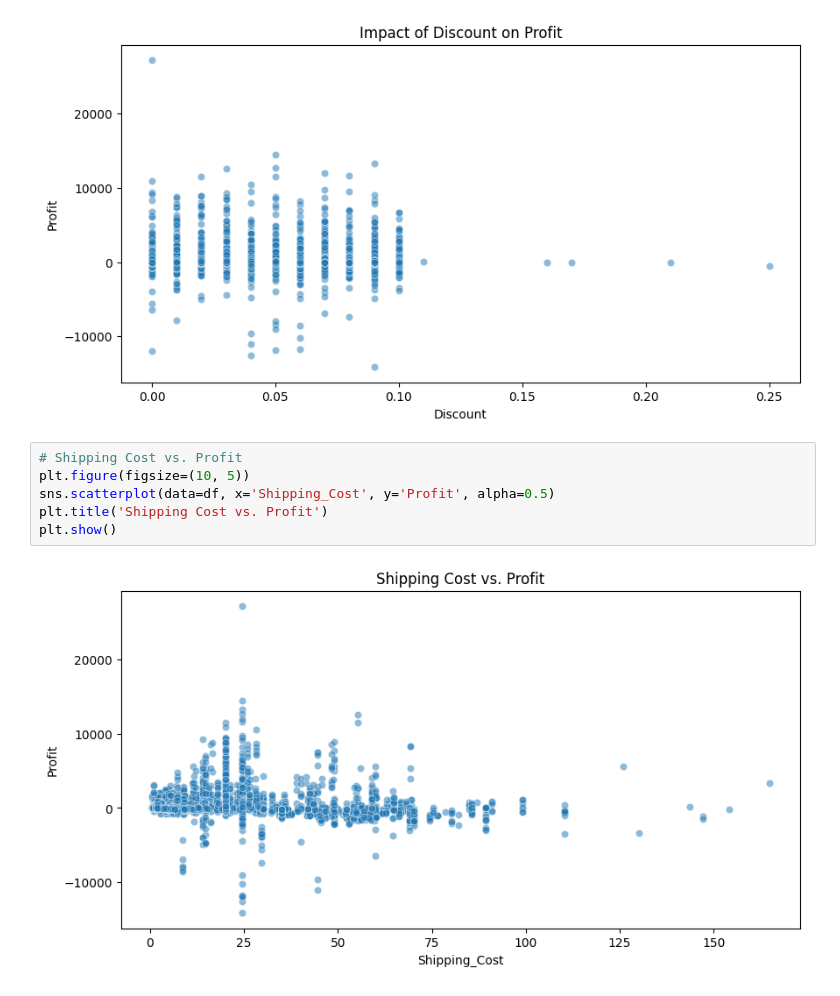
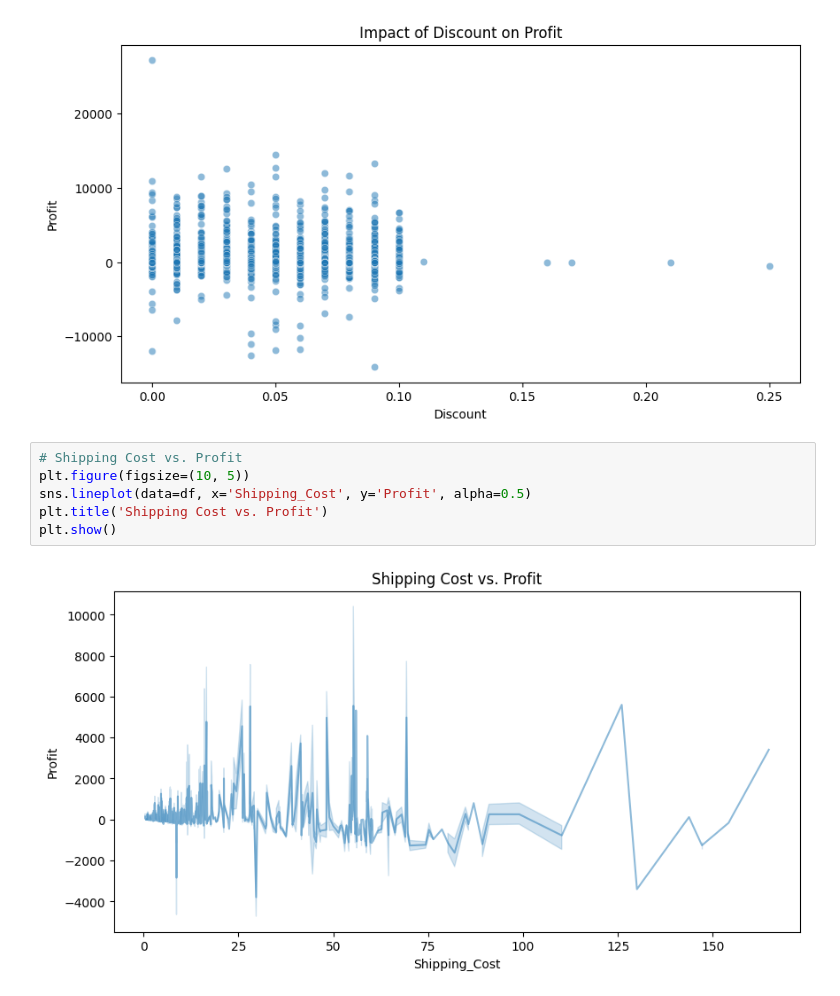
Before and after one commit to AlokSingh04/Cleaning-Sales-data-by-using-python, a Jupyter notebook: Cleaning.ipynb, the cells around one changed output. Drawn from its saved outputs; the diff is of its cells as text.

```diff
--- a/Cleaning.ipynb
+++ b/Cleaning.ipynb
@@ -92,8 +92,8 @@ plt.show()
 # %%
 # Shipping Cost vs. Profit
 plt.figure(figsize=(10, 5))
-sns.scatterplot(data=df, x='Shipping_Cost', y='Profit', alpha=0.5)
+sns.lineplot(data=df, x='Shipping_Cost', y='Profit', alpha=0.5)
 plt.title('Shipping Cost vs. Profit')
 plt.show()
 # %% [output]
-[figure, old version]
+[figure, new version]
```
Also changed, not shown: parts of 2 cells of this notebook.
